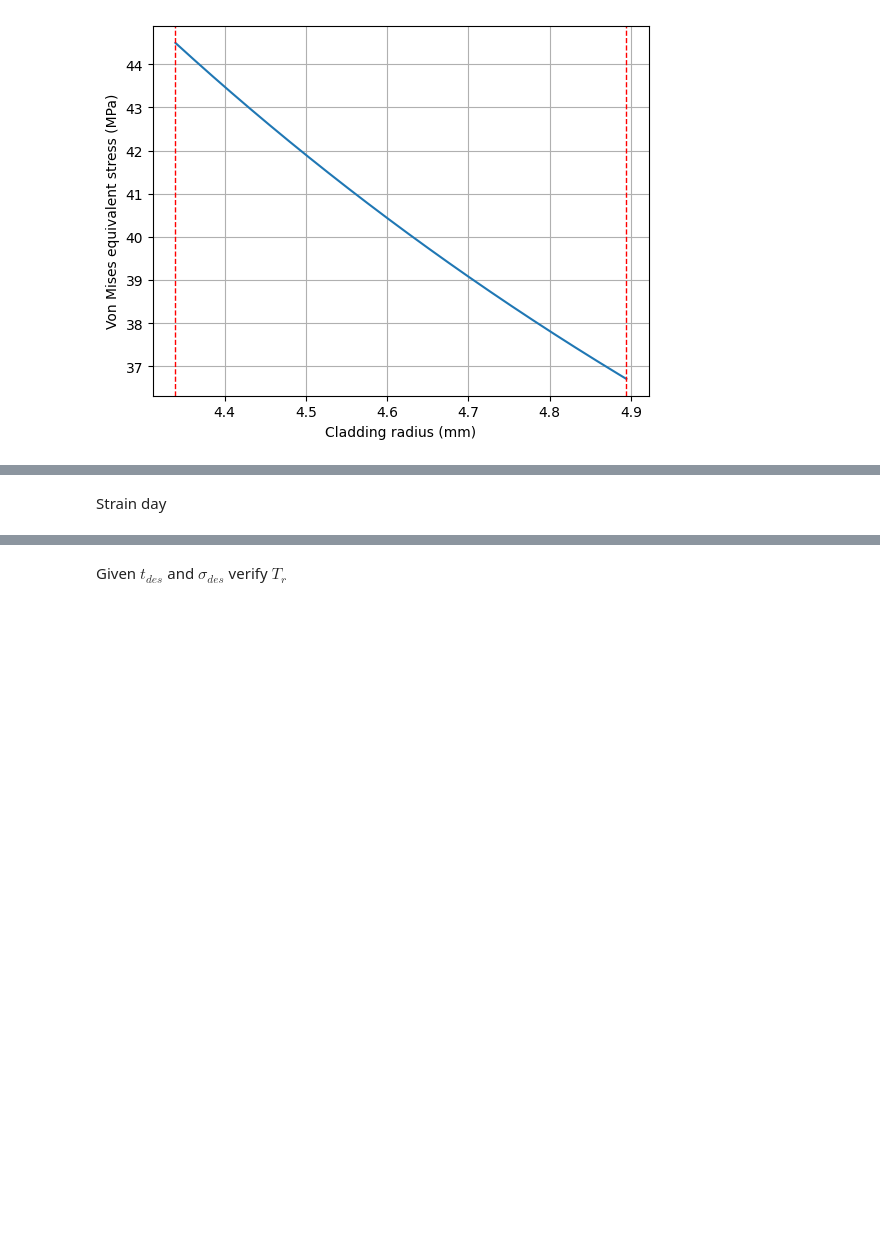
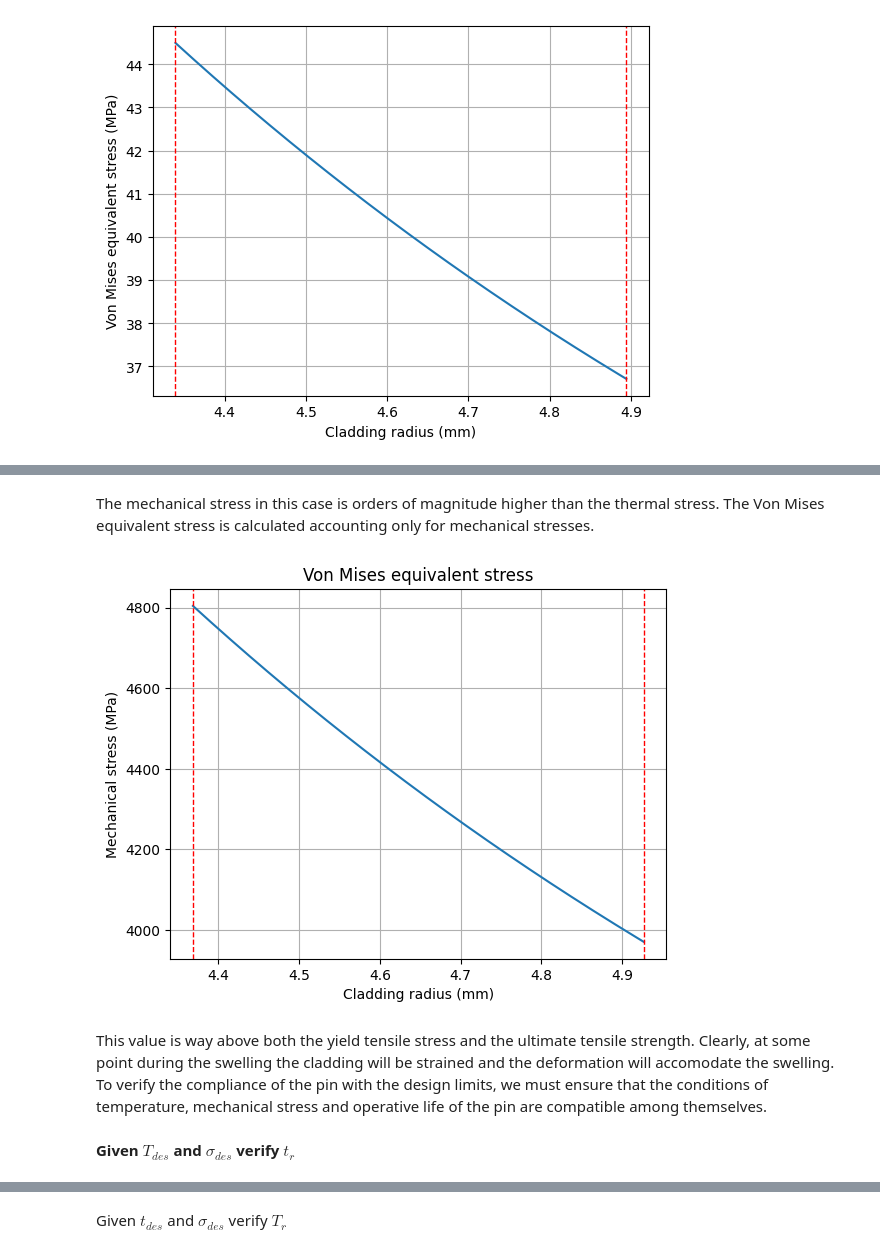
Before and after one commit to Andrea1999Broglia/ASTRID-reactor-fuel-pin-design, a Jupyter notebook: Reactor model.ipynb, the cells around one changed output, grey strips where cells are left out. Saved outputs shown, nothing was run; the diff lists cells and outputs as text; code cells hidden in the pictures; blank space fills up the shorter version.

```diff
--- a/Reactor model.ipynb
+++ b/Reactor model.ipynb
@@ -1600,2 +1636,25 @@ np.float64(540.3666758448669)
-# %% [markdown]
-Strain day
+# %% [markdown]
+The mechanical stress in this case is orders of magnitude higher than the thermal stress. The Von Mises equivalent stress is calculated accounting only for mechanical stresses.
+# %%
+#equivalent stress
+equivalent_stress=np.zeros(len(rvals))
+
+sigma_cladding_r=sigma_cladding_rm
+sigma_cladding_theta=sigma_cladding_thetam
+sigma_cladding_z=sigma_cladding_zm
+for i in range(len(rvals)):
+    equivalent_stress[i]=math.sqrt(((sigma_cladding_r[i]-sigma_cladding_theta[i])**2+(sigma_cladding_r[i]-sigma_cladding_z[i])**2+(sigma_cladding_theta[i]-sigma_cladding_z[i])**2)/2)
+plt.figure()
+plt.plot(rvals, equivalent_stress)
+plt.title("Von Mises equivalent stress")
+plt.xlabel("Cladding radius (mm)")
+plt.ylabel("Mechanical stress (MPa)")
+plt.axvline(x=rvals[0], color="r", ls="--", linewidth=1)
+plt.axvline(x=rvals[-1], color="r", ls="--", linewidth=1)
+plt.grid()
+# %% [output]
+[figure, added]
+# %% [markdown]
+This value is way above both the yield tensile stress and the ultimate tensile strength. Clearly, at some point during the swelling the cladding will be strained and the deformation will accomodate the swelling. To verify the compliance of the pin with the design limits, we must ensure that the conditions of temperature, mechanical stress and operative life of the pin are compatible among themselves.
+# %% [markdown]
+**Given $T_{des}$ and $\sigma_{des}$ verify $t_r$**
```
Also changed, not shown: parts of 25 cells of this notebook.
